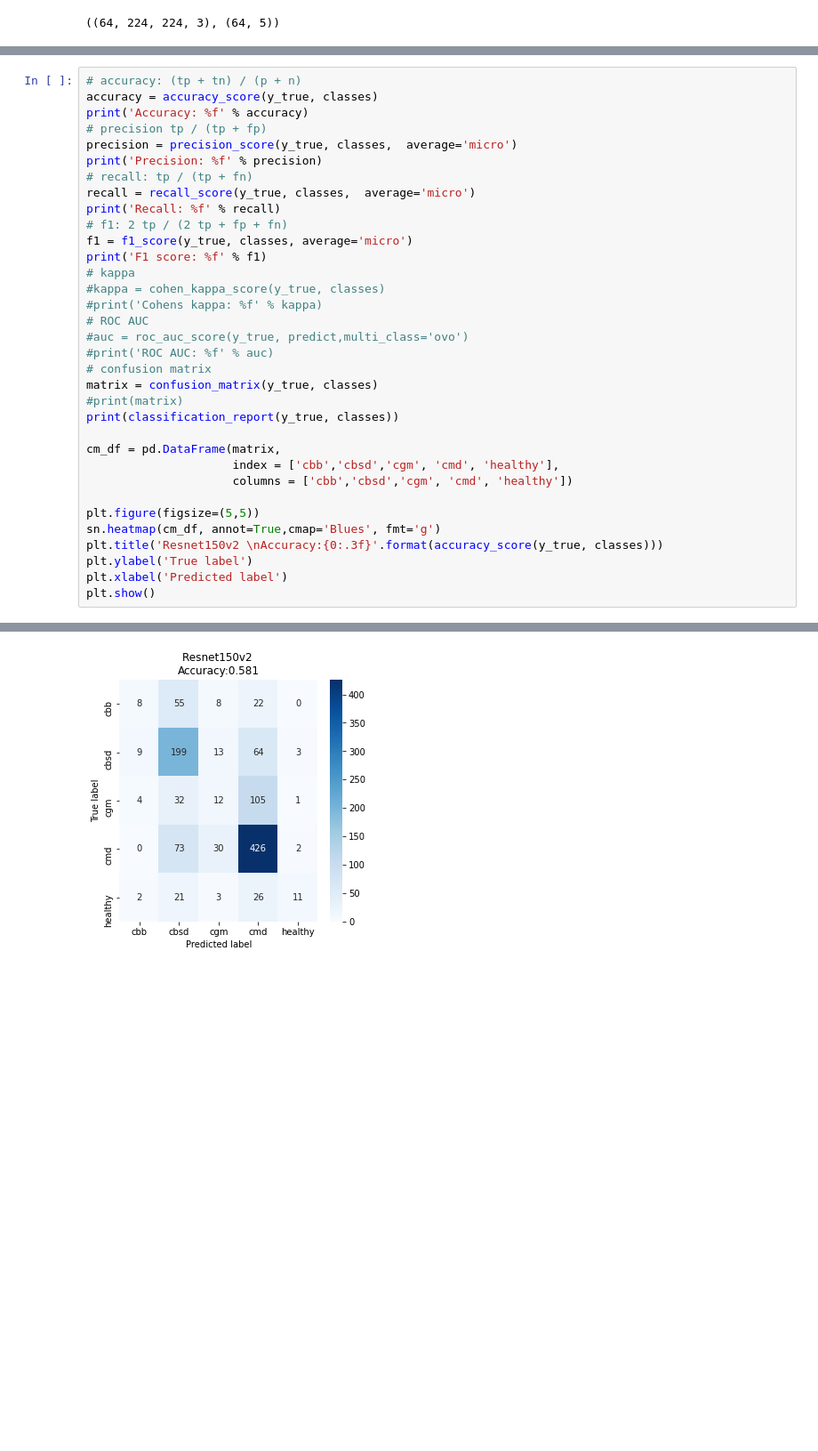
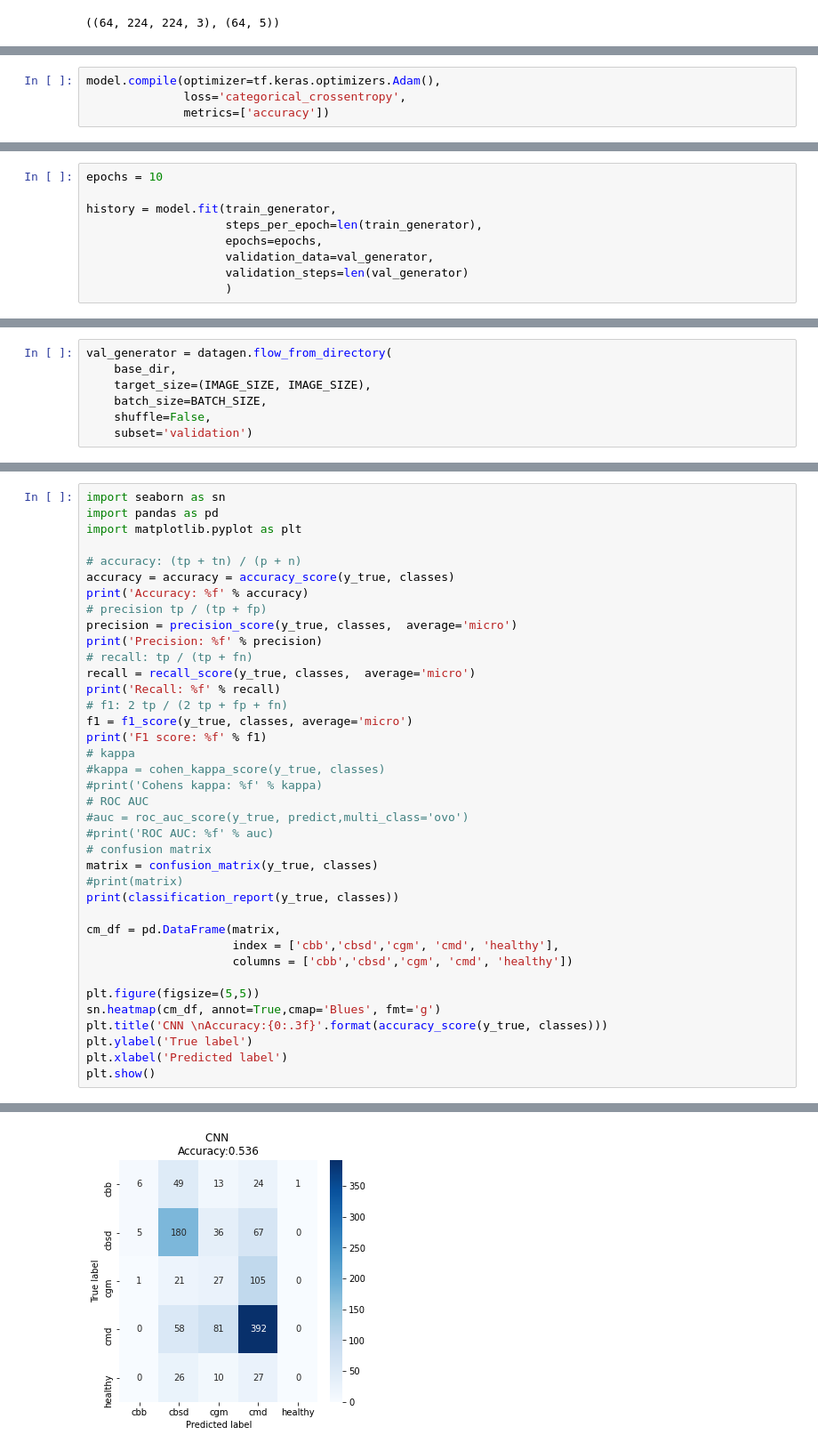
Before and after one commit to najib00/cassava-class, a Jupyter notebook: model/base_cnn/notebook.ipynb, the cells around one changed output, grey strips where cells are left out. Shown: that part at 89% size. Cells and saved outputs as stored; diff of their text form; blank space fills up the shorter version.

```diff
--- a/model/base_cnn/notebook.ipynb
+++ b/model/base_cnn/notebook.ipynb
@@ -157,3 +88,7 @@ Epoch 8/8
+# %%
+model.compile(optimizer=tf.keras.optimizers.Adam(),
+              loss='categorical_crossentropy',
+              metrics=['accuracy'])
 # %%
 model.summary()
 # %% [output]
@@ -175,2 +111,11 @@ Trainable params: 5,235,957
 Non-trainable params: 0
 _________________________________________________________________
+# %%
+epochs = 10
+
+history = model.fit(train_generator,
+                    steps_per_epoch=len(train_generator),
+                    epochs=epochs,
+                    validation_data=val_generator,
+                    validation_steps=len(val_generator)
+                    )
@@ -208,0 +172,7 @@ y_true = val_generator.classes
+# %%
+val_generator = datagen.flow_from_directory(
+    base_dir,
+    target_size=(IMAGE_SIZE, IMAGE_SIZE),
+    batch_size=BATCH_SIZE,
+    shuffle=False,
+    subset='validation')
@@ -223,6 +196,10 @@ from sklearn.metrics import classification_report
 # %%
+import seaborn as sn
+import pandas as pd
+import matplotlib.pyplot as plt
+
 # accuracy: (tp + tn) / (p + n)
-accuracy = accuracy_score(y_true, classes)
+accuracy = accuracy = accuracy_score(y_true, classes)
 print('Accuracy: %f' % accuracy)
 # precision tp / (tp + fp)
 precision = precision_score(y_true, classes,  average='micro')
@@ -250,7 +227,7 @@ cm_df = pd.DataFrame(matrix,
 
 plt.figure(figsize=(5,5))
 sn.heatmap(cm_df, annot=True,cmap='Blues', fmt='g')
-plt.title('Resnet150v2 \nAccuracy:{0:.3f}'.format(accuracy_score(y_true, classes)))
+plt.title('CNN \nAccuracy:{0:.3f}'.format(accuracy_score(y_true, classes)))
 plt.ylabel('True label')
 plt.xlabel('Predicted label')
 plt.show()
@@ -273 +250 @@ weighted avg       0.53      0.58      0.53      1129
-[figure, old version]
+[figure, new version]
```
Also changed, not shown: parts of 23 cells of this notebook, 41 other files.
